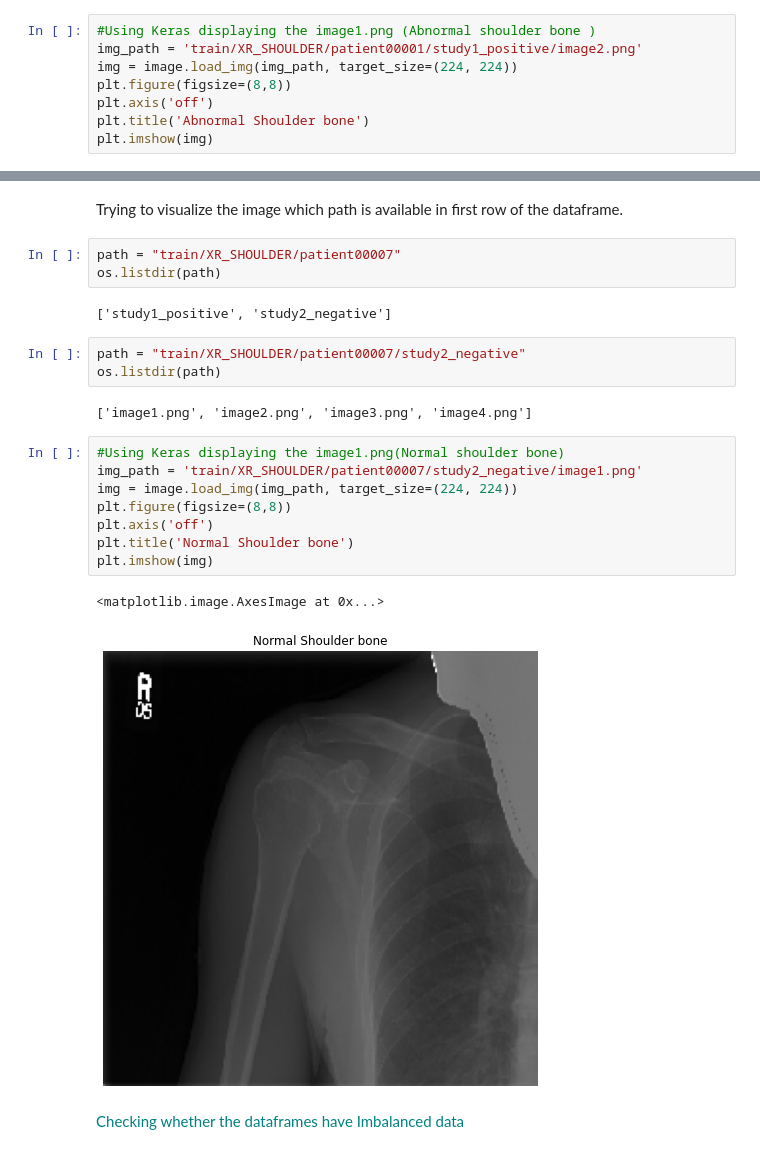
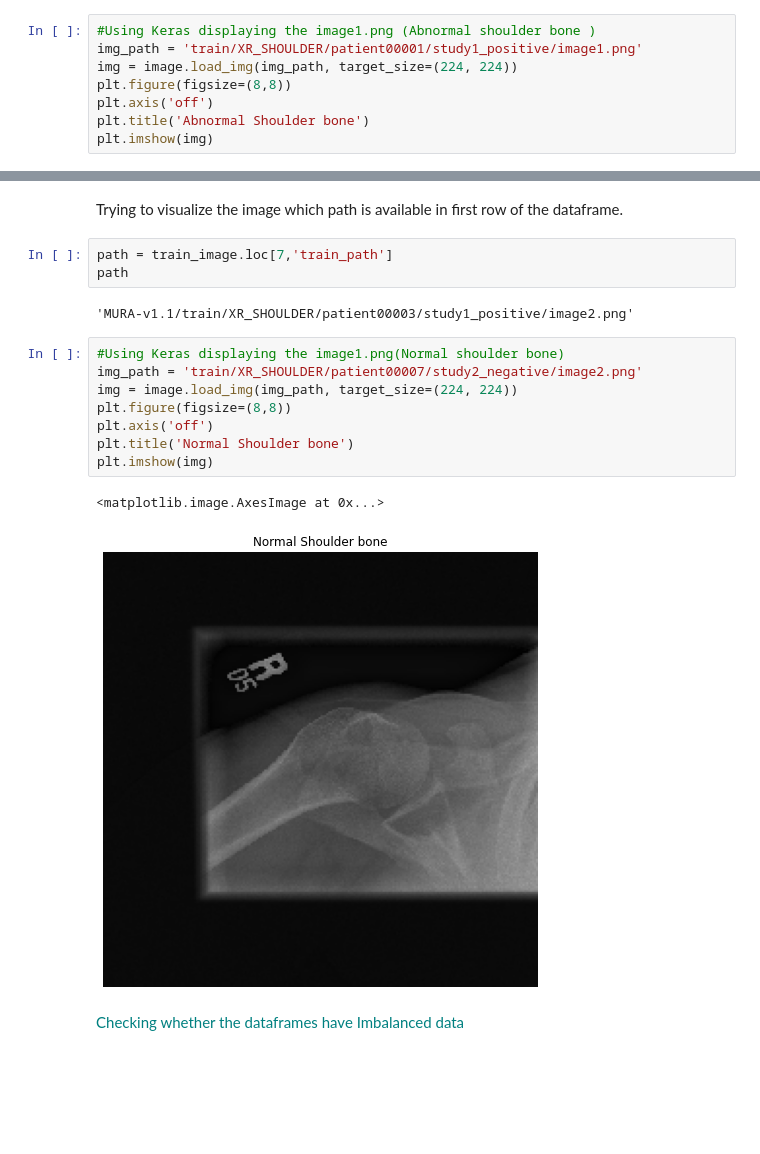
Before and after one commit to umamohantm/springboard, a Jupyter notebook: Capstone 2/Capstone _3_Data_Wrangling_and_EDA.ipynb, the cells around one changed output, grey strips where cells are left out. Drawn from its saved outputs; the diff is of its cells as text; blank space fills up the shorter version.

```diff
--- a/Capstone 2/Capstone _3_Data_Wrangling_and_EDA.ipynb
+++ b/Capstone 2/Capstone _3_Data_Wrangling_and_EDA.ipynb
@@ -197,6 +192,6 @@ os.listdir(path)
 # %%
 #Using Keras displaying the image1.png (Abnormal shoulder bone )
-img_path = 'train/XR_SHOULDER/patient00001/study1_positive/image2.png'
+img_path = 'train/XR_SHOULDER/patient00001/study1_positive/image1.png'
 img = image.load_img(img_path, target_size=(224, 224))
 plt.figure(figsize=(8,8))
 plt.axis('off')
@@ -224,27 +219,22 @@ print(Normal.head())
 82  MURA-v1.1/train/XR_SHOULDER/patient00074/study...             0
 # %% [markdown]
 Trying to visualize the image which path is available in first row of the dataframe.
-# %%
-path = "train/XR_SHOULDER/patient00007"
-os.listdir(path)
-# %% [output]
-['study1_positive', 'study2_negative']
-# %%
-path = "train/XR_SHOULDER/patient00007/study2_negative"
-os.listdir(path)
-# %% [output]
-['image1.png', 'image2.png', 'image3.png', 'image4.png']
+# %%
+path = train_image.loc[7,'train_path']
+path
+# %% [output]
+'MURA-v1.1/train/XR_SHOULDER/patient00003/study1_positive/image2.png'
 # %%
 #Using Keras displaying the image1.png(Normal shoulder bone)
-img_path = 'train/XR_SHOULDER/patient00007/study2_negative/image1.png'
+img_path = 'train/XR_SHOULDER/patient00007/study2_negative/image2.png'
 img = image.load_img(img_path, target_size=(224, 224))
 plt.figure(figsize=(8,8))
 plt.axis('off')
 plt.title('Normal Shoulder bone')
 plt.imshow(img)
 # %% [output]
 <matplotlib.image.AxesImage at 0x...>
-[figure, old version]
+[figure, new version]
 # %% [markdown]
 <font color = 'teal'> Checking whether the dataframes have Imbalanced data <font />
 # %% [markdown]
```
Also changed, not shown: parts of 8 cells of this notebook.
